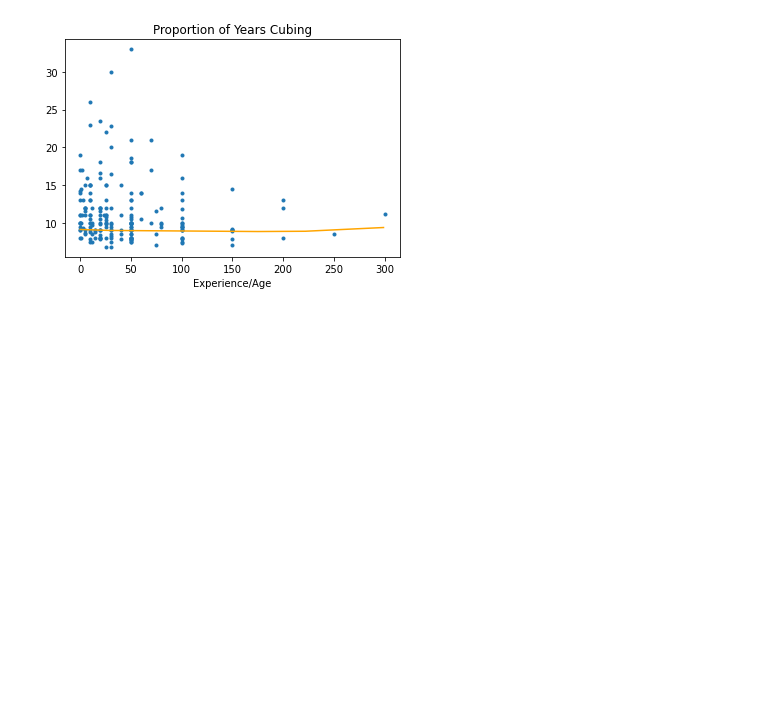
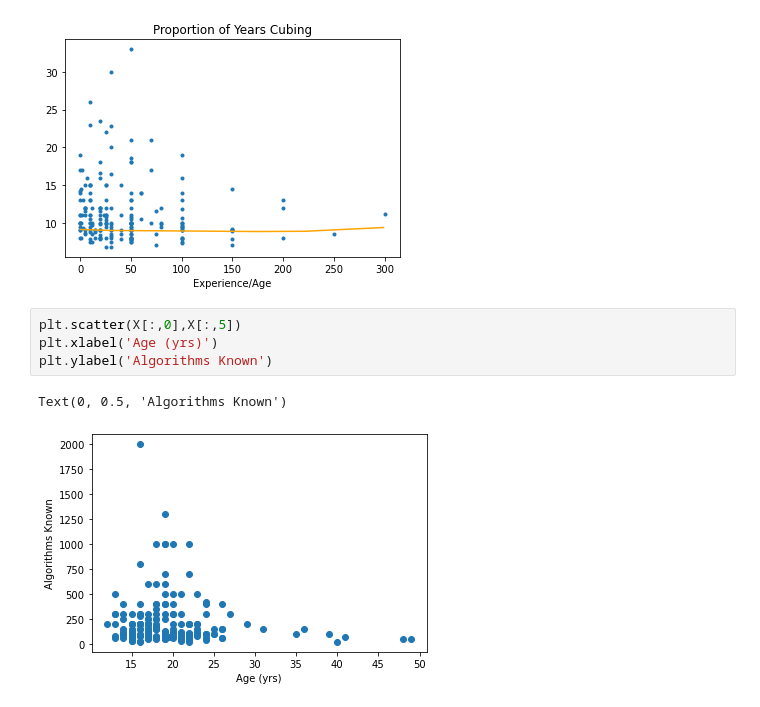
Before and after one commit to albertkyou/albertkyou.github.io, a Jupyter notebook: Cubing/TimePredictor.ipynb, the cells around one changed output. Saved outputs shown, nothing was run; the diff lists cells and outputs as text; blank space fills up the shorter version.

```diff
--- a/Cubing/TimePredictor.ipynb
+++ b/Cubing/TimePredictor.ipynb
@@ -238,3 +238,10 @@ plt.title('Proportion of Years Cubing')
 plt.show()
 # %% [output]
 [figure]
+# %%
+plt.scatter(X[:,0],X[:,5])
+plt.xlabel('Age (yrs)')
+plt.ylabel('Algorithms Known')
+# %% [output]
+Text(0, 0.5, 'Algorithms Known')
+[figure, added]
```
Also changed, not shown: 1 other file.
